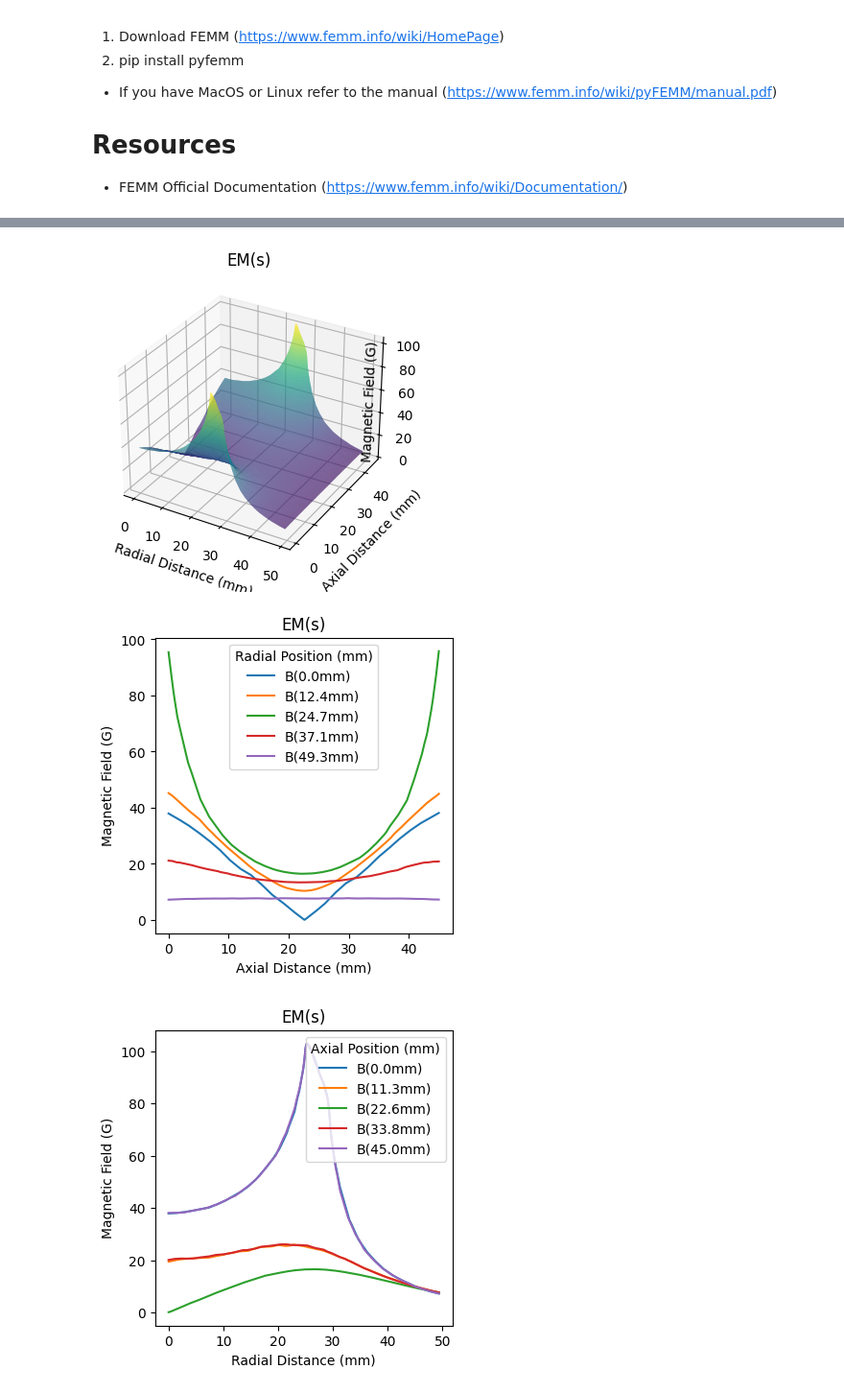
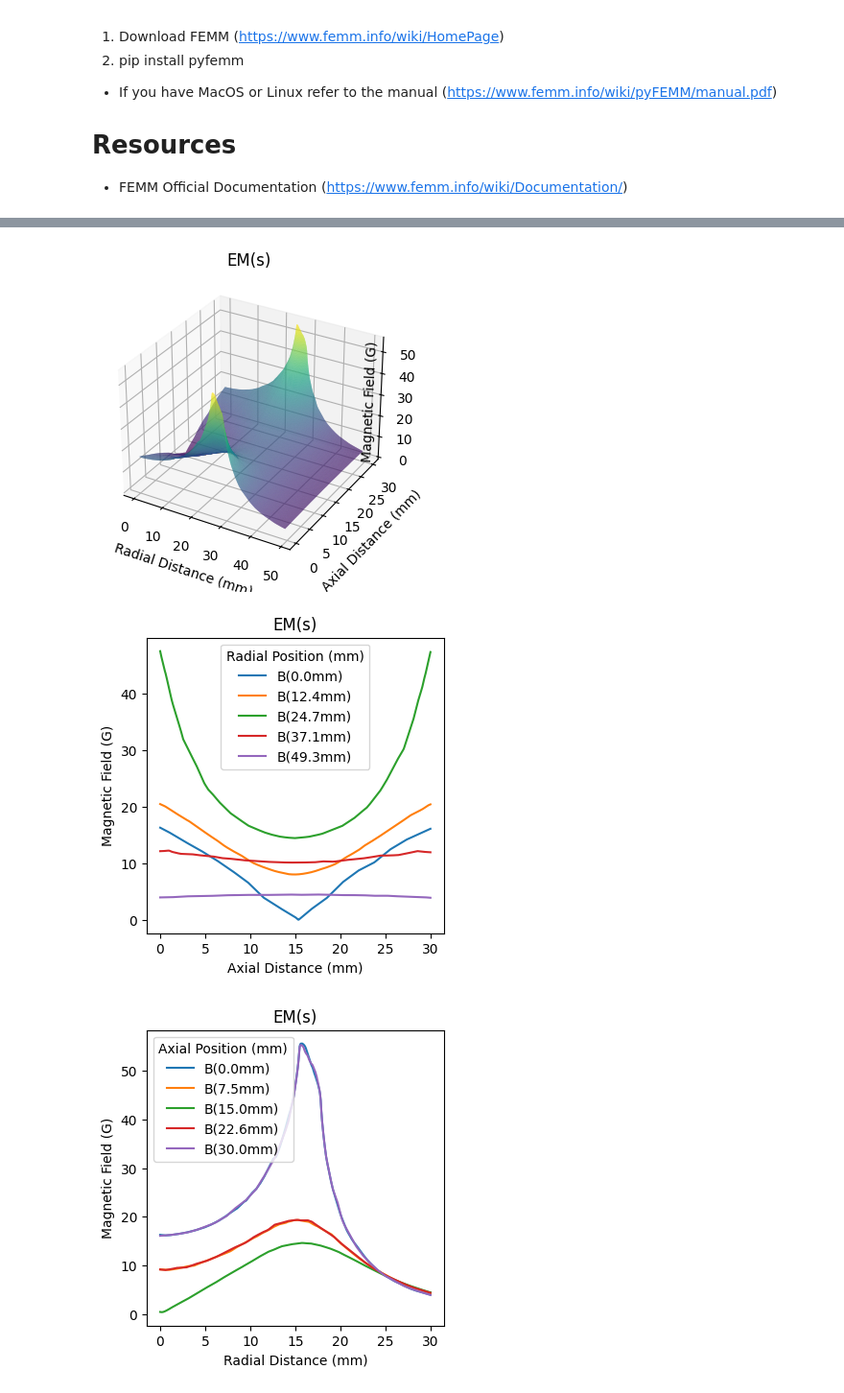
Before and after one commit to kostubhagarwal/femm_em_sims, a Jupyter notebook: electro_mag_sim.ipynb, the cells around one changed output, grey strips where cells are left out. Shown at 96% size. Drawn from its saved outputs; the diff is of its cells as text; code cells hidden in the pictures.

```diff
--- a/electro_mag_sim.ipynb
+++ b/electro_mag_sim.ipynb
@@ -19,3 +28,6 @@ The following script generates a FEMM model, solves it, conducts additional calc
+# %%
+L = 120
+d = L/0.5445
 # %%
 """
 Kostubh Agarwal
@@ -28,7 +40,8 @@ import numpy as np
 wire specs
 - https://mwswire.com/wp-content/uploads/2016/10/Copper-Magnet-Wire-Data.pdf
 """
-wire_d = 0.5 #22 AWG, diameter (mm)
+wire_d = 0.64 #22 AWG, diameter (mm)
+# wire_d = 1.129 #22 AWG, diameter (mm)
 wire_c = 0.385 #specific heat (J/g°C)
 wire_p = 1.72e-8 #resistivity (Ω·m)
 wire_ds = 8.96 #density (g/cm³)
@@ -41,9 +54,9 @@ https://production-solution.com/coil-calculator.htm
 
 verify with calculator above it's a good sanity check
 """
-bobbin_l = 5.3 * 2 #bobbin length (mm)
-bobbin_r = 25 #bobbin radius (mm)
-coil_n = 100 * 2 #number of turns
+bobbin_l = 6.4 #bobbin length (mm)
+bobbin_r = d/2 #bobbin radius (mm)
+coil_n = 10 #number of turns
 num_layer = int(bobbin_l / wire_d)  # How many turns fit along bobbin length
 turns_layer = int(np.ceil(coil_n / num_layer))  # Total layers needed
 coil_r = bobbin_r + (turns_layer * wire_d * np.sqrt(3)/2)  # Hexagonal packing (mm)
@@ -55,7 +68,7 @@ for layer in range(turns_layer):  # Loop through each layer
     turns_in_layer = min(num_layer, coil_n - layer * num_layer)  # Handle partial last layer
     wire_length += turns_in_layer * (2 * np.pi * current_radius)  # Sum wire length (mm)
 wire_length *= 1e-3  # Convert mm to meters for resistivity calculation
-sep = 45 #distance of em's (converted from cm to mm)
+sep = L #distance of em's (converted from cm to mm)
 
 """
 data analysis
@@ -72,8 +85,8 @@ simulation paramaters
 """
 precision = 1e-8 #solver precision
 label_tol = 1e-2 #label offset, places label inside shape (mm)
-bound_r = 1.25 * max(coil_r, sep) #boundary radius (mm)
-i = 1 #current (A)
+bound_r = 1.25 * max(coil_r, sep * 1.5) #boundary radius (mm)
+i =1 #current (A)
 
 """
 initialization
@@ -121,6 +134,24 @@ femm.mi_addcircprop('ocoil', -i, 1) #defines direction of current (- into page,
 femm.mi_setblockprop('Coil', 1, 0, 'ocoil', 0, 0, coil_n)
 femm.mi_clearselected()
 
+# # coil (center)
+# femm.mi_drawrectangle(bobbin_r, -bobbin_l/2, coil_r, bobbin_l/2)
+# femm.mi_addblocklabel(bobbin_r+label_tol, bobbin_l/4)
+# femm.mi_selectlabel(bobbin_r+label_tol, bobbin_l/4)
+# femm.mi_addcircprop('mcoil', i, 1)
+# femm.mi_setblockprop('Coil', 1, 0, 'mcoil', 0, 0, coil_n)
+# femm.mi_clearselected()
+
+# #304 SS ring (10x10 mm cross-section, off-center axially)
+# ring_r = 5   # inner radius of ring (mm)
+# ring_z = 15  # axial offset from z=0 (mm)
+# femm.mi_getmaterial('304 Stainless Steel')
+# femm.mi_drawrectangle(ring_r, ring_z - 5, ring_r + 10, ring_z + 5)
+# femm.mi_addblocklabel(ring_r + 5, ring_z)
+# femm.mi_selectlabel(ring_r + 5, ring_z)
+# femm.mi_setblockprop('304 Stainless Steel', 1, 0, '<None>', 0, 0, 0)
+# femm.mi_clearselected()
+
 """
 dirichlet BC (IABC)
 """
@@ -154,20 +185,20 @@ inductance calculations
 # Calculate magnetic energy using FEMM's circuit properties
 # Get circuit properties for both coils
 circ_props_top = femm.mo_getcircuitproperties('icoil')  # returns [current, volts, flux_linkage]
-circ_props_bottom = femm.mo_getcircuitproperties('ocoil')  # returns [current, volts, flux_linkage]
+# circ_props_bottom = femm.mo_getcircuitproperties('ocoil')  # returns [current, volts, flux_linkage]
 
 # Extract flux linkage (in Weber-turns)
 flux_linkage_top = circ_props_top[2]
-flux_linkage_bottom = circ_props_bottom[2]
+# flux_linkage_bottom = circ_props_bottom[2]
 
 # Calculate inductance: L = flux_linkage / current (Henry)
 # For anti-Helmholtz configuration, coils are in series with opposite current
 inductance_top = abs(flux_linkage_top / i)  # Self-inductance of top coil (H)
-inductance_bottom = abs(flux_linkage_bottom / (-i))  # Self-inductance of bottom coil (H)
+# inductance_bottom = abs(flux_linkage_bottom / (-i))  # Self-inductance of bottom coil (H)
 
 # Total inductance for series configuration with mutual coupling included
 # The flux linkage already accounts for mutual inductance effects
-total_inductance = (abs(flux_linkage_top) + abs(flux_linkage_bottom)) / i  # Total inductance (H)
+# total_inductance = (abs(flux_linkage_top) + abs(flux_linkage_bottom)) / i  # Total inductance (H)
 
 """
 heat generation, assuming no dissipation
@@ -226,46 +257,46 @@ plt.show()
 # radial field plot
 plt.figure(figsize=(4,4))
 for iz in intervals:
-    r_data = r  # radial distance
+    r_data = z  # radial distance
     z_data = B[:, iz] * 1e4  # convert to G
     label = f'B({z[iz]:.1f}mm)'
     plt.plot(r_data, z_data, label=label)
 plt.xlabel('Radial Distance (mm)')
 plt.ylabel('Magnetic Field (G)')
 plt.title('EM(s)')
 legend = plt.legend()
 legend.set_title('Axial Position (mm)')
 plt.show()
 
 """
 output
 """
 print(f"Current: {i} A")
 print(f"Wire Gauge: 22 AWG")
 print(f"Number of Turns: {coil_n}")
 print(f"Turns/Layer: {turns_layer}")
 print(f"Number of Layers: {num_layer}")
 print(f"Wire Length/Coil: {wire_length*1e3:.1f} mm")
 print(f"EM Thickness: {bobbin_l} mm")
 print(f"EM Inner Radius: {bobbin_r} mm")
 print(f"EM Outer Radius: {coil_r:.1f} mm")
 print(f"EM separation: {sep} mm")
-print(f"Average Radial Gradient is {m_dr:.2f} G/cm")
-print(f"Average Axial Gradient is {m_dz:.2f} G/cm")
-print(f"Resistance/Coil: {resistance:.2f} Ω")
-print(f"Power Loss/Coil: {power:.2f} W")
-print(f"Voltage Requirement/Coil: {voltage:.2f} V")
-print(f"Inductance (Top Coil): {inductance_top*1e3:.2f} mH")
-print(f"Inductance (Bottom Coil): {inductance_bottom*1e3:.2f} mH")
-print(f"No loss, wire heats {dT:.2f}°C in {t_s} seconds")
+print(f"Average Radial Gradient is {m_dr:.3f} G/cm")
+print(f"Average Axial Gradient is {m_dz:.3f} G/cm")
+print(f"Resistance/Coil: {resistance:.3f} Ω")
+print(f"Power Loss/Coil: {power:.3f} W")
+print(f"Voltage Requirement/Coil: {voltage:.3f} V")
+print(f"Inductance (Top Coil): {inductance_top*1e3:.3f} mH")
+# print(f"Inductance (Bottom Coil): {inductance_bottom*1e3:.3f} mH")
+print(f"No loss, wire heats {dT:.3f}°C in {t_s} seconds")
 
 """
 close
 """
 # femm.closefemm()
 # %% [output]
-[figure, old version]
+[figure, new version]
-[figure, old version]
+[figure, new version]
-[figure, old version]
+[figure, new version]
 Current: 1 A
 Wire Gauge: 22 AWG
```
Also changed, not shown: parts of 4 cells of this notebook, 1 other file.
